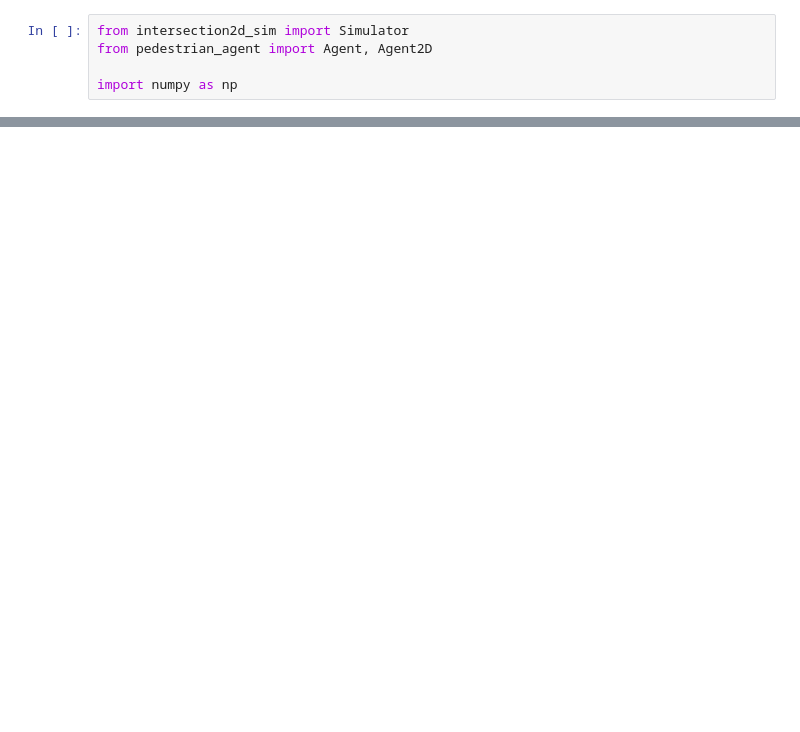
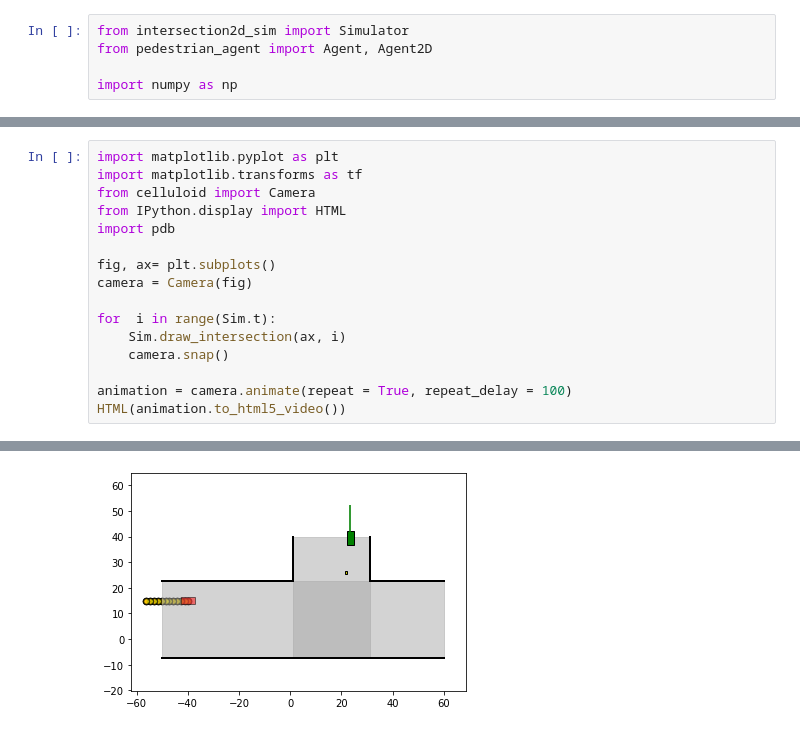
Before and after one commit to robomechanics/multi_robot_motion_planning, a Jupyter notebook: Multi-Modal-MPC/intersection2d.ipynb, the cells around one changed output, grey strips where cells are left out. Cells and saved outputs as stored; diff of their text form; blank space fills up the shorter version.

```diff
--- a/Multi-Modal-MPC/intersection2d.ipynb
+++ b/Multi-Modal-MPC/intersection2d.ipynb
@@ -241,0 +517,17 @@ HTML(animation.to_html5_video())
+# %%
+import matplotlib.pyplot as plt
+import matplotlib.transforms as tf
+from celluloid import Camera
+from IPython.display import HTML
+import pdb
+
+fig, ax= plt.subplots()
+camera = Camera(fig)
+
+for  i in range(Sim.t):
+    Sim.draw_intersection(ax, i)
+    camera.snap()
+
+animation = camera.animate(repeat = True, repeat_delay = 100)
+HTML(animation.to_html5_video())
+# %% [output]
@@ -241,0 +535 @@ HTML(animation.to_html5_video())
+[figure, added]
```
Also changed, not shown: parts of 8 cells of this notebook, 5 other files.
